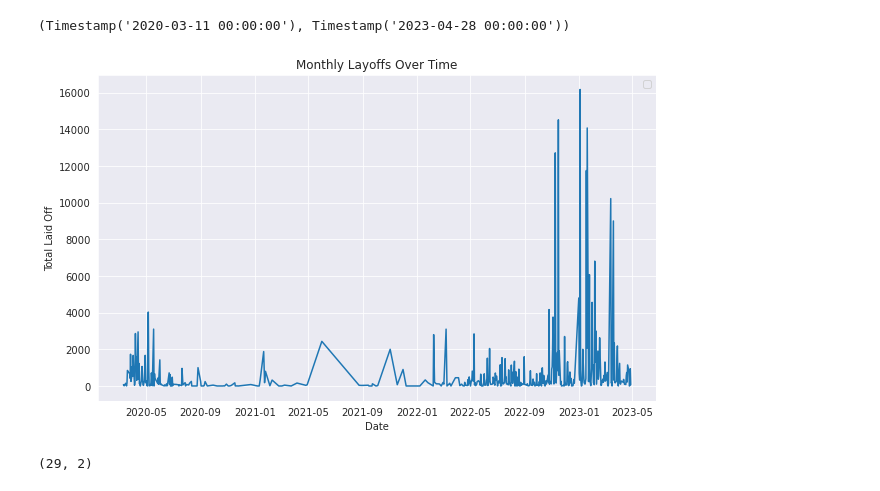
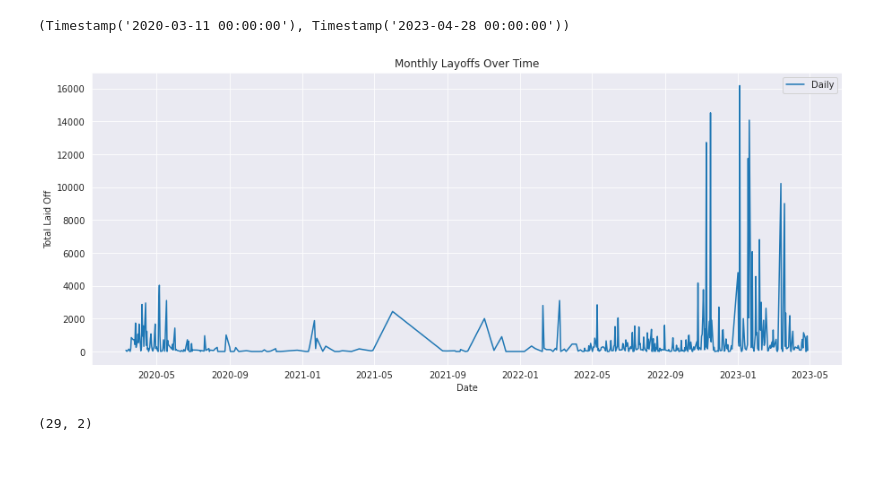
Before and after one commit to Maia97/layoffs-2022-analysis, a Jupyter notebook: layoffs-2022-analysis.ipynb, the cells around one changed output. Drawn from its saved outputs; the diff is of its cells as text; code cells hidden in the pictures; blank space fills up the shorter version.

```diff
--- a/layoffs-2022-analysis.ipynb
+++ b/layoffs-2022-analysis.ipynb
@@ -500,15 +500,15 @@ min(df.date), max(df.date)
 # %% [output]
 (Timestamp('2020-03-11 00:00:00'), Timestamp('2023-04-28 00:00:00'))
 # %%
-plt.figure(figsize=(10, 6))
-sns.lineplot(data=df_daily, x='date', y='total_laid_off')
+plt.figure(figsize=(15, 6))
+sns.lineplot(data=df_daily, x='date', y='total_laid_off', label='Daily')
 plt.title('Monthly Layoffs Over Time')
 plt.xlabel('Date')
 plt.ylabel('Total Laid Off')
 plt.legend()
 plt.show()
 # %% [output]
-[figure, old version]
+[figure, new version]
 # %%
 df_daily[(df_daily['date'].dt.year == 2021)].shape # few data in 2021
 # %% [output]
```
Also changed, not shown: parts of 9 cells of this notebook.
